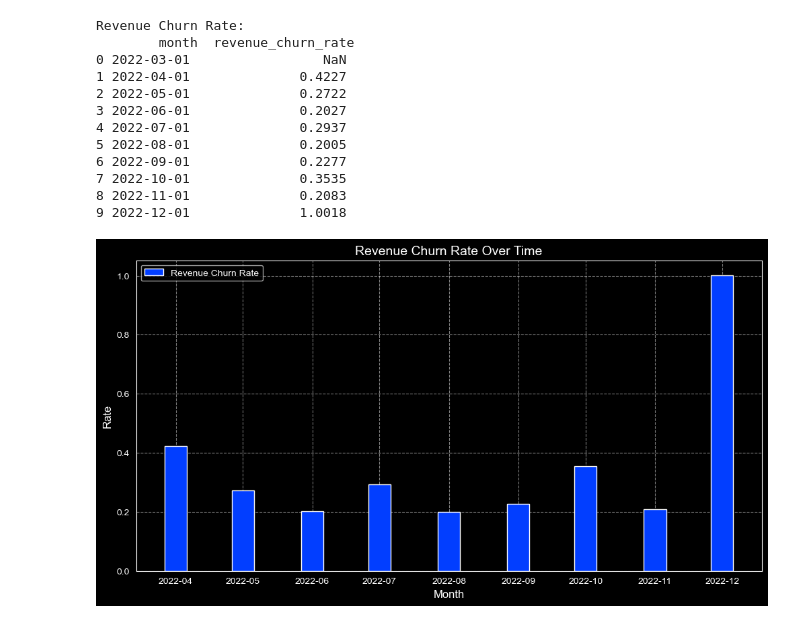
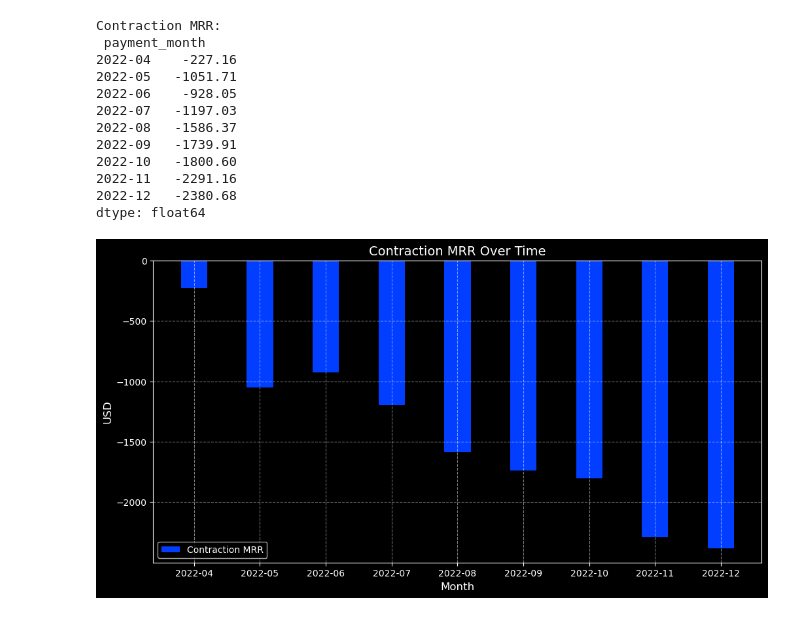
Before and after one commit to Projects-of-Data-Analysis/Revenue-Metrics-Analysis, a Jupyter notebook: notebooks/Revenue_Metric_Analysis.ipynb, the cells around one changed output. Saved outputs shown, nothing was run; the diff lists cells and outputs as text; code cells hidden in the pictures.

```diff
--- a/notebooks/Revenue_Metric_Analysis.ipynb
+++ b/notebooks/Revenue_Metric_Analysis.ipynb
@@ -18,8 +17,8 @@ def format_plot(title, xlabel, ylabel):
     plt.grid(True, linestyle='--', alpha=0.5)
     plt.gca().tick_params(colors='white')
 # %%
-# Import games paid users data as users
-users = pd.read_csv('../data/games_paid_users.csv')
+#4 Import games paid users data as users
+df = pd.read_csv('../data/final_games_dataset.csv')
 print(users.dtypes)
 print(users.head())
 # %% [output]
@@ -38 +42,4 @@ dtype: object
+# %%
+#5 Convert payment_date to datetime
+df['payment_month'] = pd.to_datetime(df['payment_month'])
 # %%
@@ -254,24 +273,22 @@ Churned Revenue:
 # %%
-# Revenue Churn Rate
-revenue_churn_rate = churned_revenue.merge(mrr, on='month')
-revenue_churn_rate['prev_mrr'] = revenue_churn_rate['revenue_amount_usd'].shift(1)
-revenue_churn_rate['revenue_churn_rate'] = (revenue_churn_rate['churned_revenue'] / revenue_churn_rate['prev_mrr']).round(4)
-print("Revenue Churn Rate:\n", revenue_churn_rate[['month', 'revenue_churn_rate']])
+#16. Calculating Contraction MRR
+contraction_mrr = df[(df['status'] == 'active') & (df['total_revenue'] < df['total_revenue_previous'])].groupby(df['payment_month'].dt.strftime('%Y-%m')).apply(lambda x: (x['total_revenue'] - x['total_revenue_previous']).sum())
+print("Contraction MRR:\n", contraction_mrr)
 plt.figure(figsize=(12, 6))
-plt.bar(revenue_churn_rate['month'], revenue_churn_rate['revenue_churn_rate'], label='Revenue Churn Rate', width=10)
-format_plot('Revenue Churn Rate Over Time', 'Month', 'Rate')
+plt.bar(contraction_mrr.index, contraction_mrr.values, label='Contraction MRR', width=.4)
+format_plot('Contraction MRR Over Time', 'Month', 'USD')
 plt.show()
 # %% [output]
-Revenue Churn Rate:
-        month  revenue_churn_rate
-0 2022-03-01                 NaN
-1 2022-04-01              0.4227
-2 2022-05-01              0.2722
-3 2022-06-01              0.2027
-4 2022-07-01              0.2937
-5 2022-08-01              0.2005
-6 2022-09-01              0.2277
-7 2022-10-01              0.3535
-8 2022-11-01              0.2083
-9 2022-12-01              1.0018
+Contraction MRR:
+ payment_month
+2022-04    -227.16
+2022-05   -1051.71
+2022-06    -928.05
+2022-07   -1197.03
+2022-08   -1586.37
+2022-09   -1739.91
+2022-10   -1800.60
+2022-11   -2291.16
+2022-12   -2380.68
+dtype: float64
-[figure, old version]
+[figure, new version]
```
Also changed, not shown: parts of 23 cells of this notebook, 22 other files.
